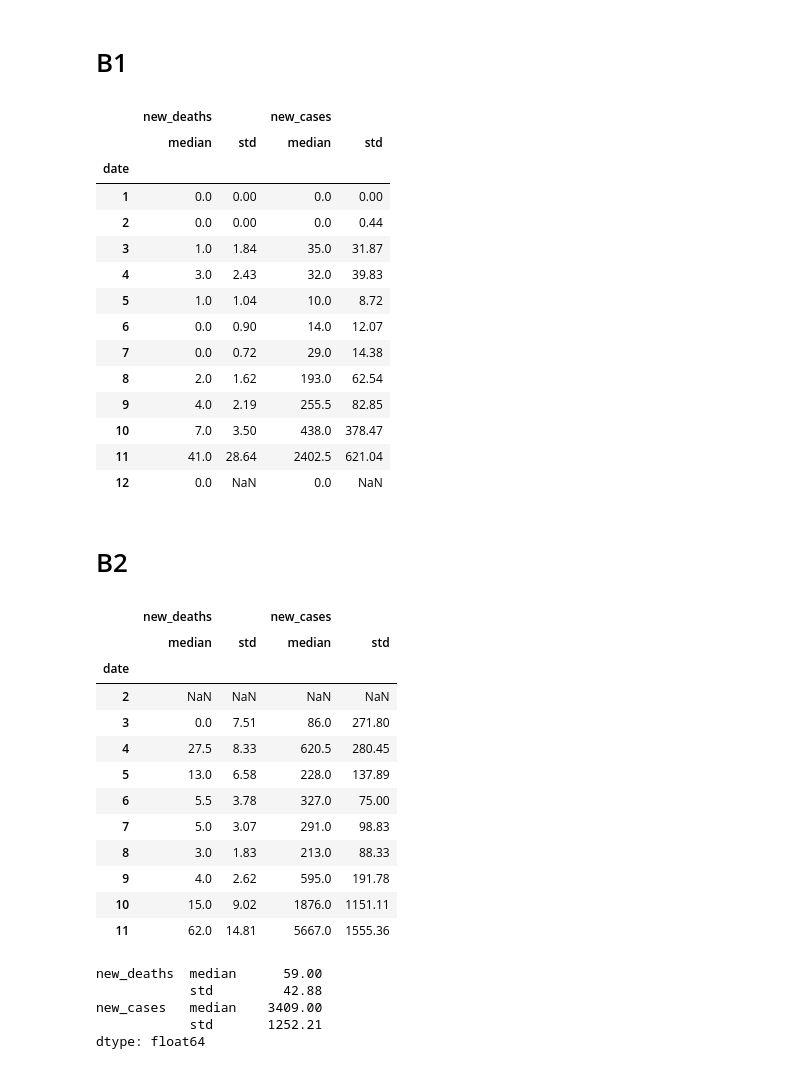
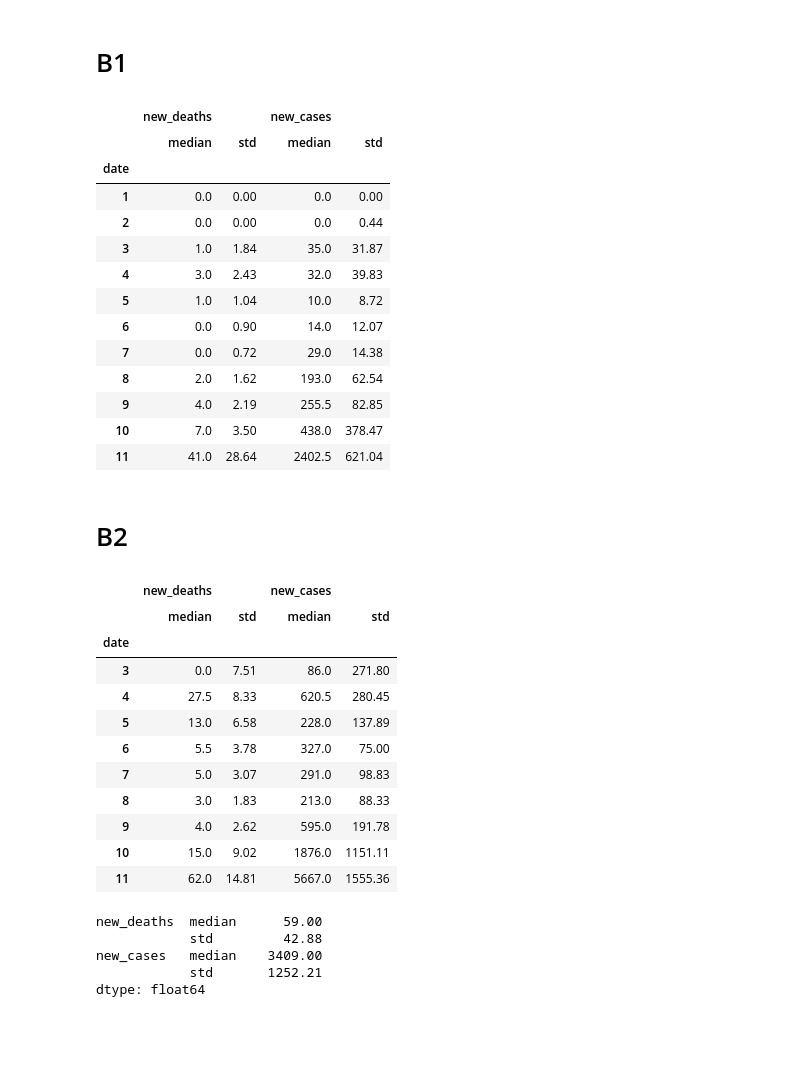
Before and after one commit to drknsblct/Covid_Data, a Jupyter notebook: covid.ipynb, the cells around one changed output. Drawn from its saved outputs; the diff is of its cells as text; code cells hidden in the pictures; blank space fills up the shorter version.

```diff
--- a/covid.ipynb
+++ b/covid.ipynb
@@ -101,37 +101,37 @@ Yemen has the most deaths per case with percentage: 28.9%
 # %% [markdown]
 # B1
 # %%
-#Groups location Greece and months with new_deaths and new_cases and for each finds the median and std
+#Groups location Greece and months and accesses new_deaths and new_cases columns and for each finds the median and std
 greece_new_deaths_and_cases = df[greece].groupby(df[greece]['date'].dt.month)[['new_deaths', 'new_cases']].agg(['median','std']).round(decimals = 2)
-greece_new_deaths_and_cases
+greece_new_deaths_and_cases.dropna()
 # %% [output]
 |  | new_deaths |  | new_cases |  |
 |  | median | std | median | std |
 | date |  |  |  |  |
 | 1 | 0.0 | 0.00 | 0.0 | 0.00 |
 | 2 | 0.0 | 0.00 | 0.0 | 0.44 |
 | 3 | 1.0 | 1.84 | 35.0 | 31.87 |
 | 4 | 3.0 | 2.43 | 32.0 | 39.83 |
 | 5 | 1.0 | 1.04 | 10.0 | 8.72 |
 | 6 | 0.0 | 0.90 | 14.0 | 12.07 |
 | 7 | 0.0 | 0.72 | 29.0 | 14.38 |
 | 8 | 2.0 | 1.62 | 193.0 | 62.54 |
 | 9 | 4.0 | 2.19 | 255.5 | 82.85 |
 | 10 | 7.0 | 3.50 | 438.0 | 378.47 |
 | 11 | 41.0 | 28.64 | 2402.5 | 621.04 |
-| 12 | 0.0 | NaN | 0.0 | NaN |
 # %% [markdown]
 # B2
 # %%
+#Finds location that matches Portugal
 portugal = df['location'] == "Portugal"
 
+#Groups location Portugal and months and accesses new_deaths and new_cases columns and for each finds the median and std
 portugal_new_deaths_and_cases = df[portugal].groupby(df[portugal]['date'].dt.month)[['new_deaths', 'new_cases']].agg(['median','std']).round(decimals = 2)
-portugal_new_deaths_and_cases
+portugal_new_deaths_and_cases.dropna()
 # %% [output]
 |  | new_deaths |  | new_cases |  |
 |  | median | std | median | std |
 | date |  |  |  |  |
-| 2 | NaN | NaN | NaN | NaN |
 | 3 | 0.0 | 7.51 | 86.0 | 271.80 |
 | 4 | 27.5 | 8.33 | 620.5 | 280.45 |
 | 5 | 13.0 | 6.58 | 228.0 | 137.89 |
```
Also changed, not shown: parts of 11 cells of this notebook.
